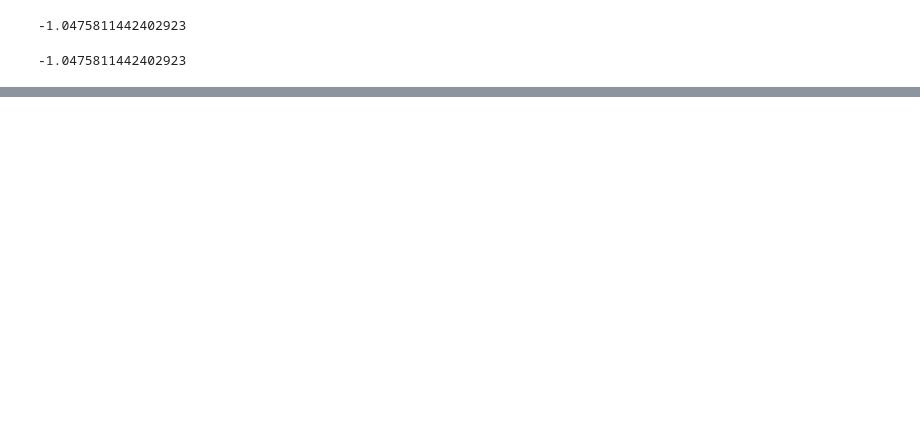
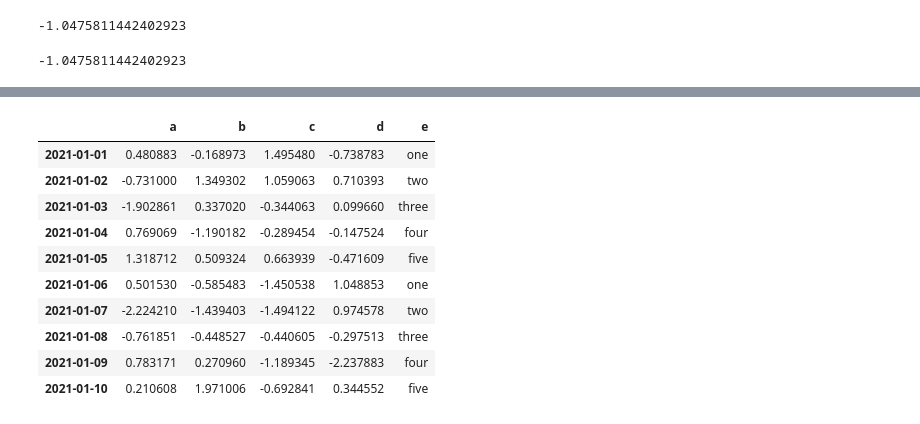
Before and after one commit to ycyusufcan/self_study, a Jupyter notebook: pandas_exercise.ipynb, the cells around one changed output, grey strips where cells are left out. Saved outputs shown, nothing was run; the diff lists cells and outputs as text; code cells hidden in the pictures; blank space fills up the shorter version.

```diff
--- a/pandas_exercise.ipynb
+++ b/pandas_exercise.ipynb
@@ -225,0 +357,3 @@ df.at[dates[1],"a"] #same with the previous method
+# %%
+df2 = df.copy()
+df2
@@ -225,0 +372,15 @@ df.at[dates[1],"a"] #same with the previous method
+# %%
+df2["e"] = ["one", "two", "three", "four", "five"]*2
+df2
+# %% [output]
+|  | a | b | c | d | e |
+| 2021-01-01 | 0.480883 | -0.168973 | 1.495480 | -0.738783 | one |
+| 2021-01-02 | -0.731000 | 1.349302 | 1.059063 | 0.710393 | two |
+| 2021-01-03 | -1.902861 | 0.337020 | -0.344063 | 0.099660 | three |
+| 2021-01-04 | 0.769069 | -1.190182 | -0.289454 | -0.147524 | four |
+| 2021-01-05 | 1.318712 | 0.509324 | 0.663939 | -0.471609 | five |
+| 2021-01-06 | 0.501530 | -0.585483 | -1.450538 | 1.048853 | one |
+| 2021-01-07 | -2.224210 | -1.439403 | -1.494122 | 0.974578 | two |
+| 2021-01-08 | -0.761851 | -0.448527 | -0.440605 | -0.297513 | three |
+| 2021-01-09 | 0.783171 | 0.270960 | -1.189345 | -2.237883 | four |
+| 2021-01-10 | 0.210608 | 1.971006 | -0.692841 | 0.344552 | five |
```
Also changed, not shown: parts of 56 cells of this notebook.
